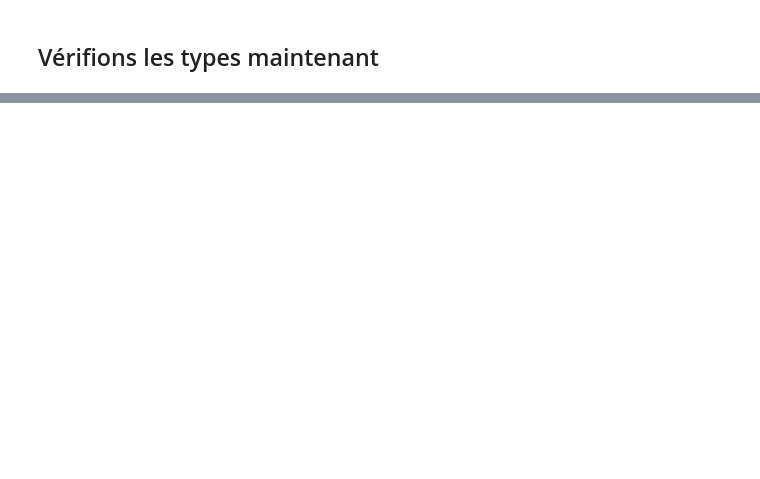
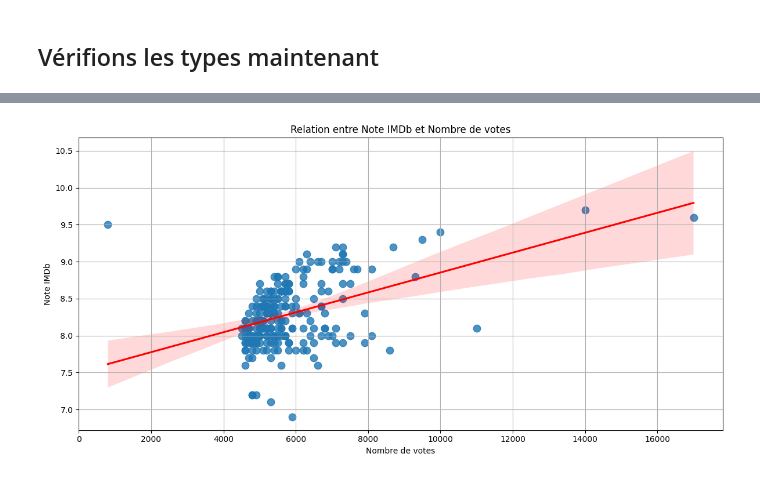
Before and after one commit to raymondgadji/DatAnalyst, a Jupyter notebook: Cours/Semaine6/Xavier/brief_friend_part2.ipynb, the cells around one changed output, grey strips where cells are left out. Saved outputs shown, nothing was run; the diff lists cells and outputs as text; code cells hidden in the pictures; blank space fills up the shorter version.

```diff
--- a/Cours/Semaine6/Xavier/brief_friend_part2.ipynb
+++ b/Cours/Semaine6/Xavier/brief_friend_part2.ipynb
@@ -222,0 +361,12 @@ AttributeError: 'Series' object has no attribute 'to_datetime'
+# %%
+plt.figure(figsize=(12, 6))
+sns.regplot(data=Friends, x="Nombre de votes", y="Note", scatter_kws={"s": 80}, line_kws={"color": "red"})
+
+plt.title("Relation entre Note IMDb et Nombre de votes")
+plt.xlabel("Nombre de votes")
+plt.ylabel("Note IMDb")
+plt.grid(True)
+plt.tight_layout()
+plt.show()
+# %% [output]
+[figure, added]
```
Also changed, not shown: parts of 22 cells of this notebook, 12 other files.
